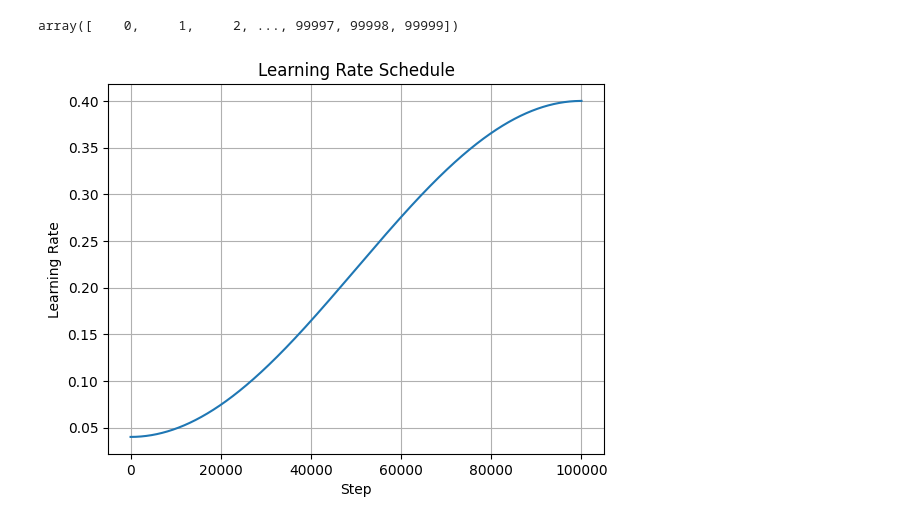
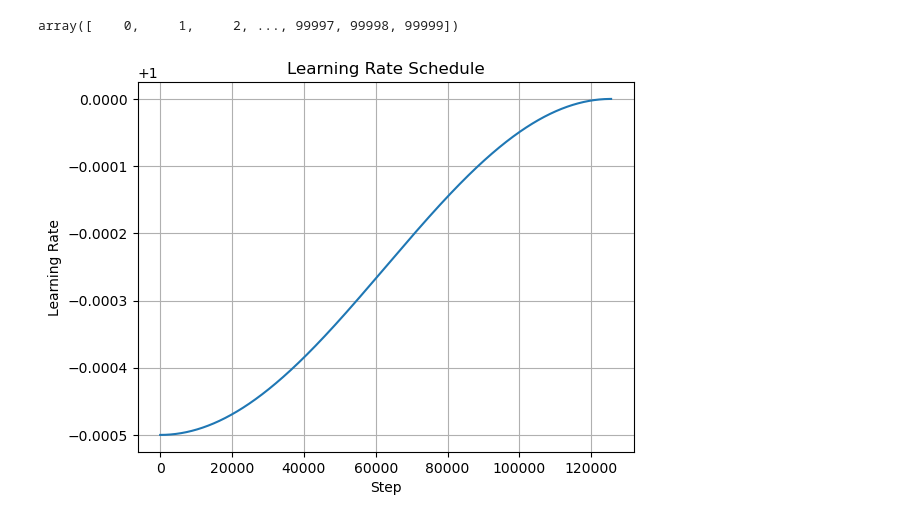
Before and after one commit to Morelli-01/aibio_nico, a Jupyter notebook: source/test.ipynb, the cells around one changed output. Saved outputs shown, nothing was run; the diff lists cells and outputs as text; code cells hidden in the pictures.

```diff
--- a/source/test.ipynb
+++ b/source/test.ipynb
@@ -73,13 +73,13 @@ def cosine_scheduler(base_value, final_value, epochs, niter_per_ep, warmup_epoch
 
 
 momentum_schedule = cosine_scheduler(0.9995, 1,
-                                             epochs=self.config["epochs"], niter_per_ep=len(train_dataloader))
+                                             epochs=config["epochs"], niter_per_ep=len(dataset)// config["epochs"])
 # %%
-plt.plot(wd_schedule)
+plt.plot(momentum_schedule)
 plt.xlabel("Step")
 plt.ylabel("Learning Rate")
 plt.title("Learning Rate Schedule")
 plt.grid()
 plt.show()
 # %% [output]
-[figure, old version]
+[figure, new version]
```
Also changed, not shown: parts of 6 cells of this notebook, 4 other files.
